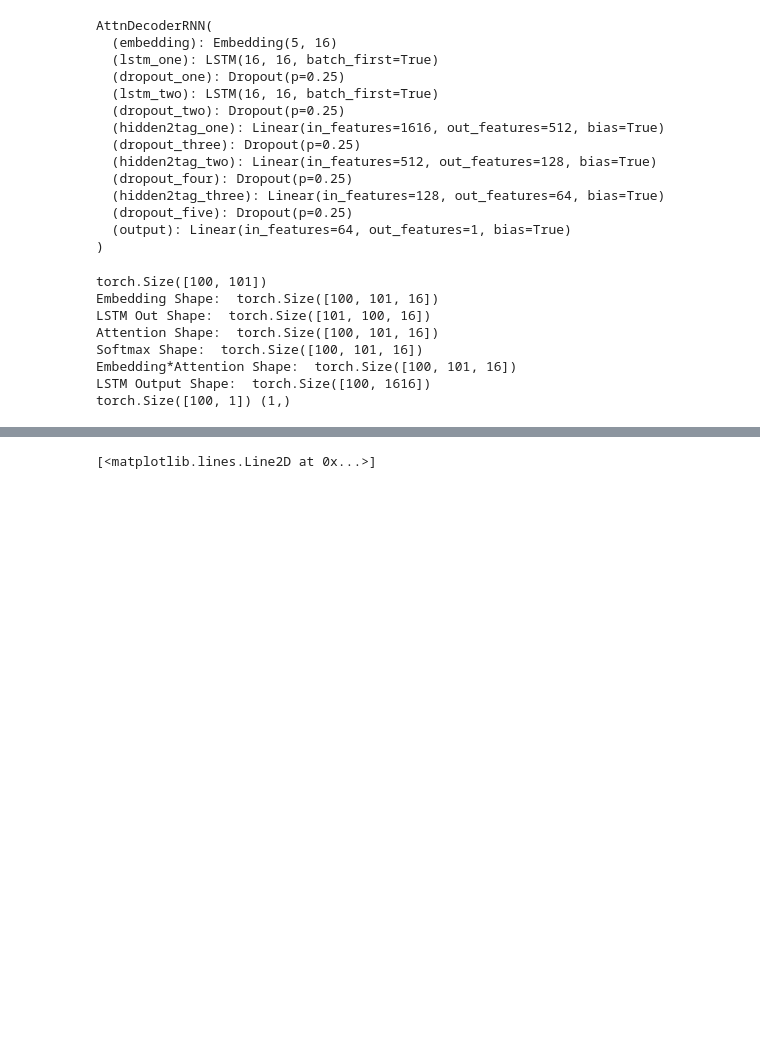
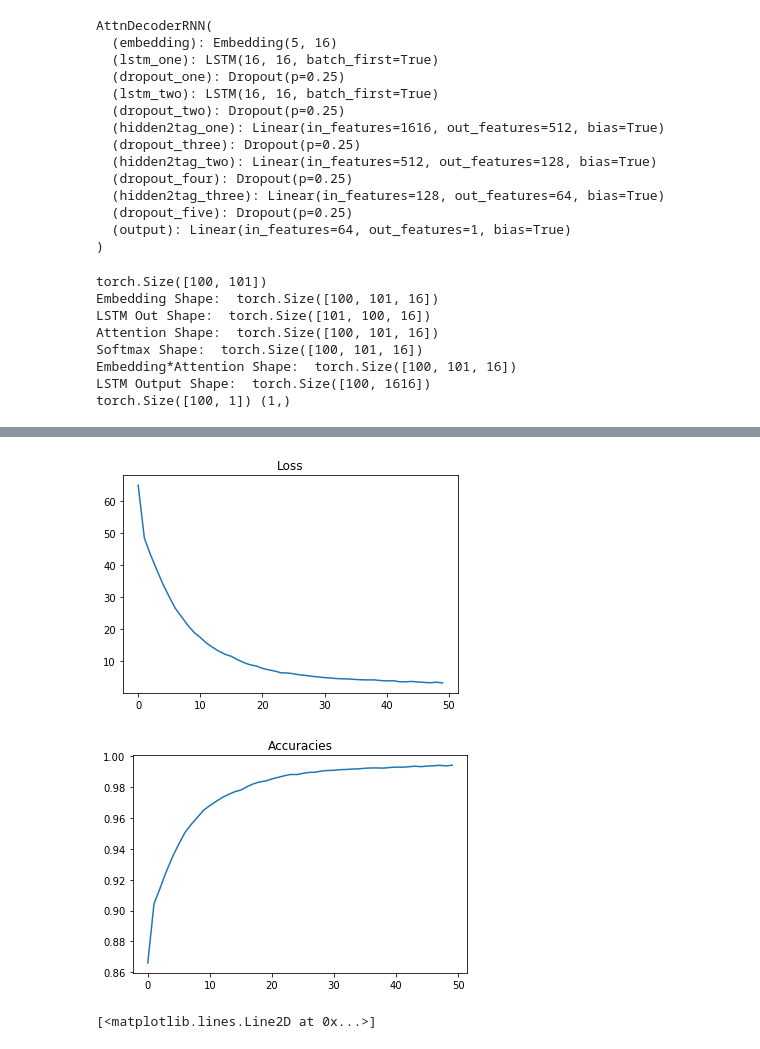
Before and after one commit to ruhulsbu/Attention4DNASeqRepresentation, a Jupyter notebook: notebook/pytorch/Attention Implementation in Pytorch.ipynb, the cells around one changed output, grey strips where cells are left out. Cells and saved outputs as stored; diff of their text form; code cells hidden in the pictures; blank space fills up the shorter version.

```diff
--- a/notebook/pytorch/Attention Implementation in Pytorch.ipynb
+++ b/notebook/pytorch/Attention Implementation in Pytorch.ipynb
@@ -44,3 +44,3 @@ tensor([[[-1.4861,  1.3218, -0.2568, -1.5280,  0.0404],
 # %%
-pos_data, pos_label = basic.preprocess_data("/home/moamin/sequence_annotation_seawulf/gene_range_start_codon.txt", 1)
-neg_data, neg_label = basic.preprocess_data("/home/moamin/sequence_annotation_seawulf/intragenic_start_codon.txt", 0)
+pos_data, pos_label = basic.preprocess_data("/home/moamin/sequence_annotation_seawulf/February_13_Start_Stop_LogReg_Final/gene_range_start_codon.txt", 1)
+neg_data, neg_label = basic.preprocess_data("/home/moamin/sequence_annotation_seawulf/February_13_Start_Stop_LogReg_Final/intragenic_start_codon.txt", 0)
@@ -482,7 +485,7 @@ print(model)
 optimizer = optim.Adam(model.parameters(), lr=0.001)
 criterion = nn.BCEWithLogitsLoss()
 
-num_epochs = 10
+num_epochs = 40
 for epoch in tqdm(range(num_epochs)):  # again, normally you would NOT do 300 epochs, it is toy data
     total_loss = 0
     total_acc = 0
@@ -539,3 +557,13 @@ for epoch in tqdm(range(num_epochs)):  # again, normally you would NOT do 300 ep
+# %%
+plt.title("Loss")
+plt.plot(losses)
+plt.show()
+plt.title("Accuracies")
+plt.plot(accuracies)
+plt.show()
+# %% [output]
+[figure, added]
+[figure, added]
 # %%
 plt.title("Loss")
 plt.plot(losses)
```
Also changed, not shown: parts of 8 cells of this notebook, 3 other files.
